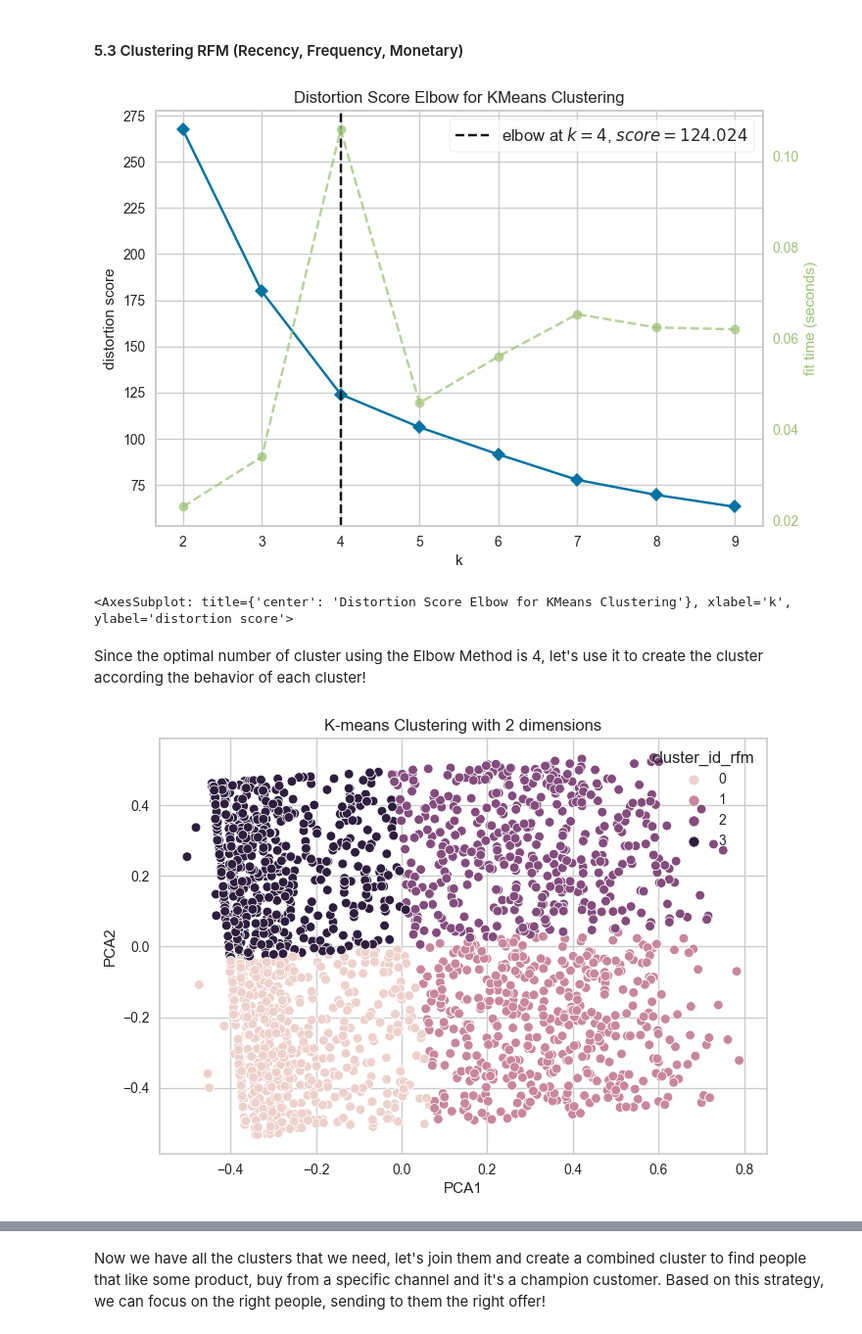
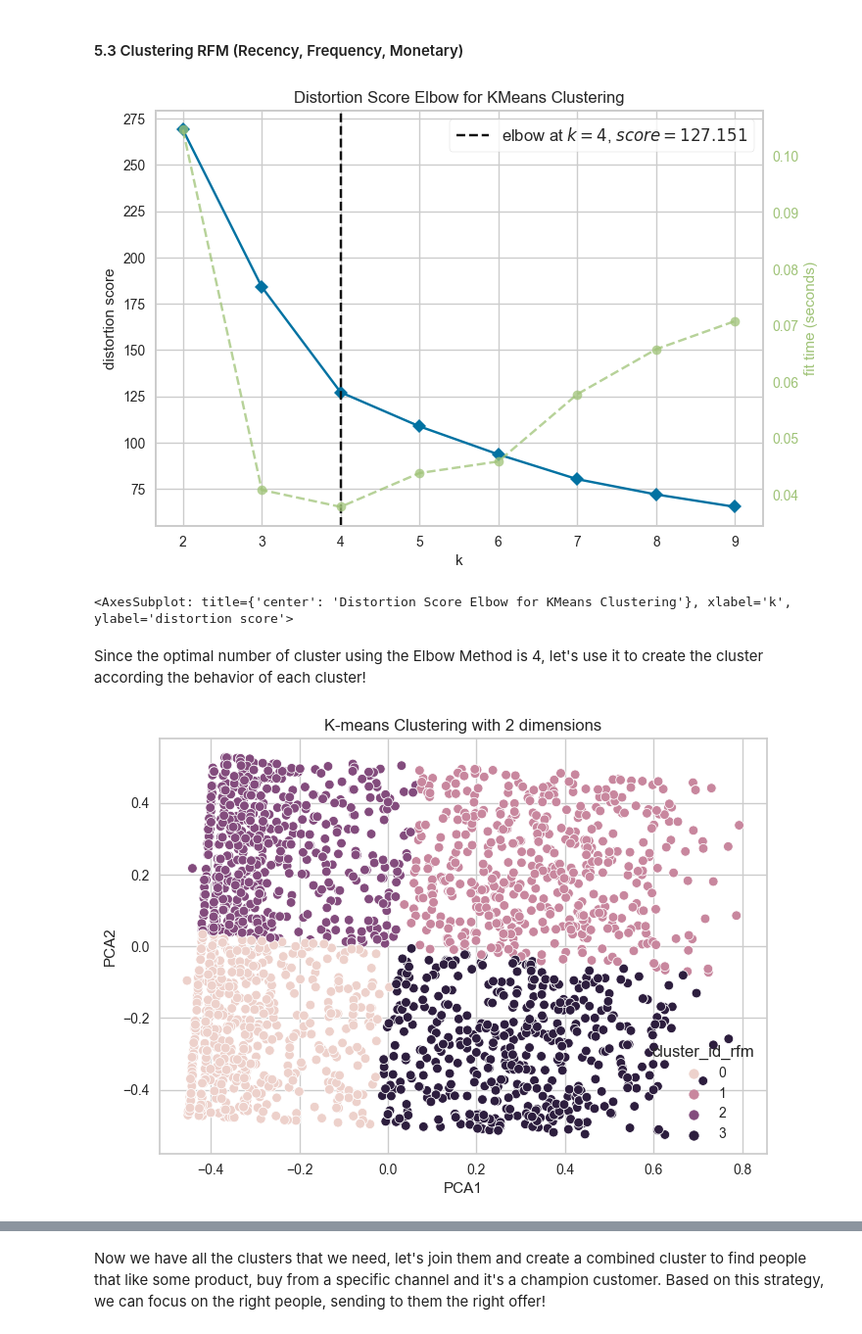
Before and after one commit to jooaobrum/marketing_campaign_CRM_case, a Jupyter notebook: notebooks/crm_ifood_clustering_exploration.ipynb, the cells around one changed output, grey strips where cells are left out. Shown at 98% size. Saved outputs shown, nothing was run; the diff lists cells and outputs as text; code cells hidden in the pictures.

```diff
--- a/notebooks/crm_ifood_clustering_exploration.ipynb
+++ b/notebooks/crm_ifood_clustering_exploration.ipynb
@@ -328,5 +360,5 @@ cluster_id_channel = kmeans_prod.labels_
 # %%
-df3['cluster_id_channel'] = cluster_id_channel
+df3_processed['cluster_id_channel'] = cluster_id_channel
 # %%
 pca_num_components = 2
 
@@ -353,30 +386,37 @@ Despite the Elbow Method has indicated 4 clusters, after analyzing them via PCA
 #### 5.3 Clustering RFM (Recency, Frequency, Monetary)
 # %%
 rfm_variables = ['recency', 'total_purchases', 'amount_spent']
+# %%
+mms = sklearn.preprocessing.MinMaxScaler()
+
+# Scale the data by MinMax Scaling
+df_rfm_scaled = pd.DataFrame(mms.fit_transform(df3_processed[rfm_variables]), columns = rfm_variables)
 # %%
 # Instantiate the clustering model and visualizer
 km = KMeans(random_state=42)
 visualizer = KElbowVisualizer(km, k=(2,10))
 
-visualizer.fit(df3_scaled[rfm_variables])        # Fit the data to the visualizer
+visualizer.fit(df_rfm_scaled[rfm_variables])        # Fit the data to the visualizer
 visualizer.show()        # Finalize and render the figure
 # %% [output]
-[figure, old version]
+[figure, new version]
 <AxesSubplot: title={'center': 'Distortion Score Elbow for KMeans Clustering'}, xlabel='k', ylabel='distortion score'>
 # %% [markdown]
 Since the optimal number of cluster using the Elbow Method is 4, let's use it to create the cluster according the behavior of each cluster!
 # %%
-kmeans_rfm = KMeans(n_clusters=4, random_state=0, init='k-means++').fit(df3_scaled[rfm_variables])
+kmeans_rfm = KMeans(n_clusters=4, random_state=0, init='k-means++').fit(df_rfm_scaled[rfm_variables])
 cluster_id_rfm = kmeans_rfm.labels_
-df3['cluster_id_rfm'] = cluster_id_rfm
+# %%
+df_rfm_scaled['cluster_id_rfm'] = cluster_id_rfm
+df3_processed['cluster_id_rfm'] = cluster_id_rfm
 # %%
 pca_num_components = 2
 
-reduced_data = sklearn.decomposition.PCA(n_components=pca_num_components).fit_transform(df3_scaled[rfm_variables])
+reduced_data = sklearn.decomposition.PCA(n_components=pca_num_components).fit_transform(df_rfm_scaled[rfm_variables])
 results = pd.DataFrame(reduced_data,columns=['PCA1','PCA2'])
 
-sns.scatterplot(x="PCA1", y="PCA2", hue=df3['cluster_id_rfm'], data=results)
+sns.scatterplot(x="PCA1", y="PCA2", hue=df_rfm_scaled['cluster_id_rfm'], data=results)
 plt.title('K-means Clustering with 2 dimensions')
 plt.show()
 # %% [output]
-[figure, old version]
+[figure, new version]
```
Also changed, not shown: parts of 68 cells of this notebook, 1 other file.
